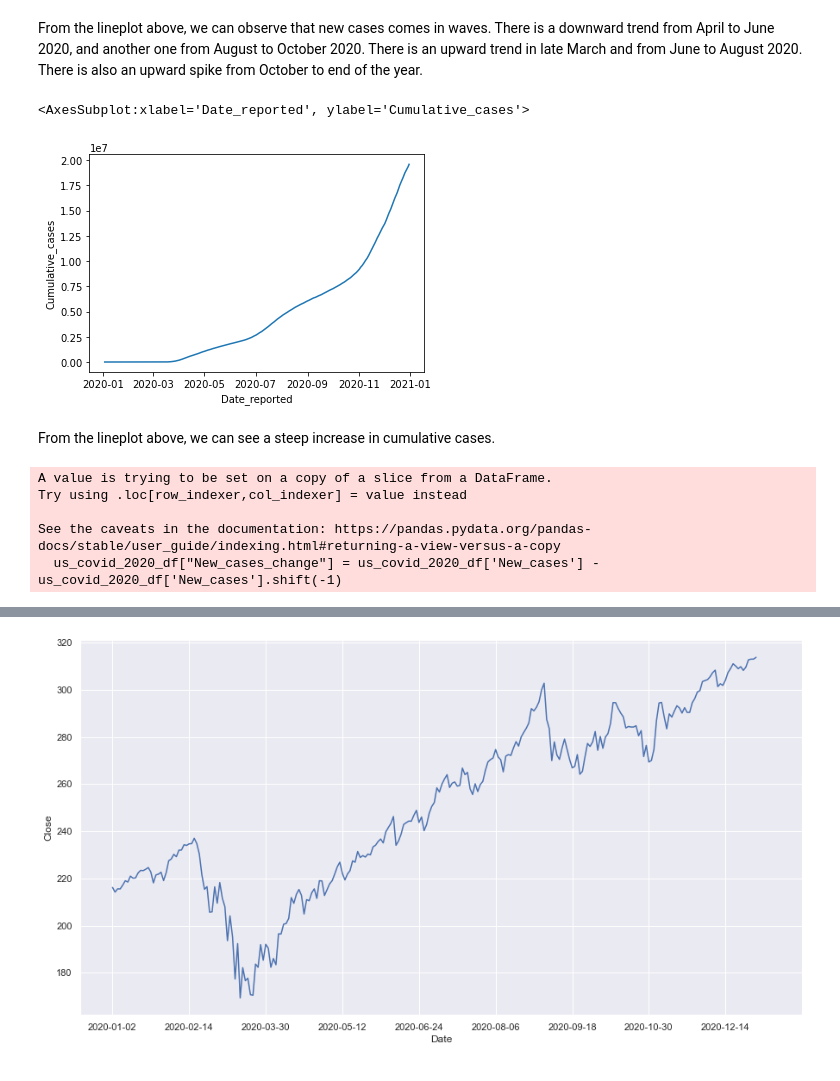
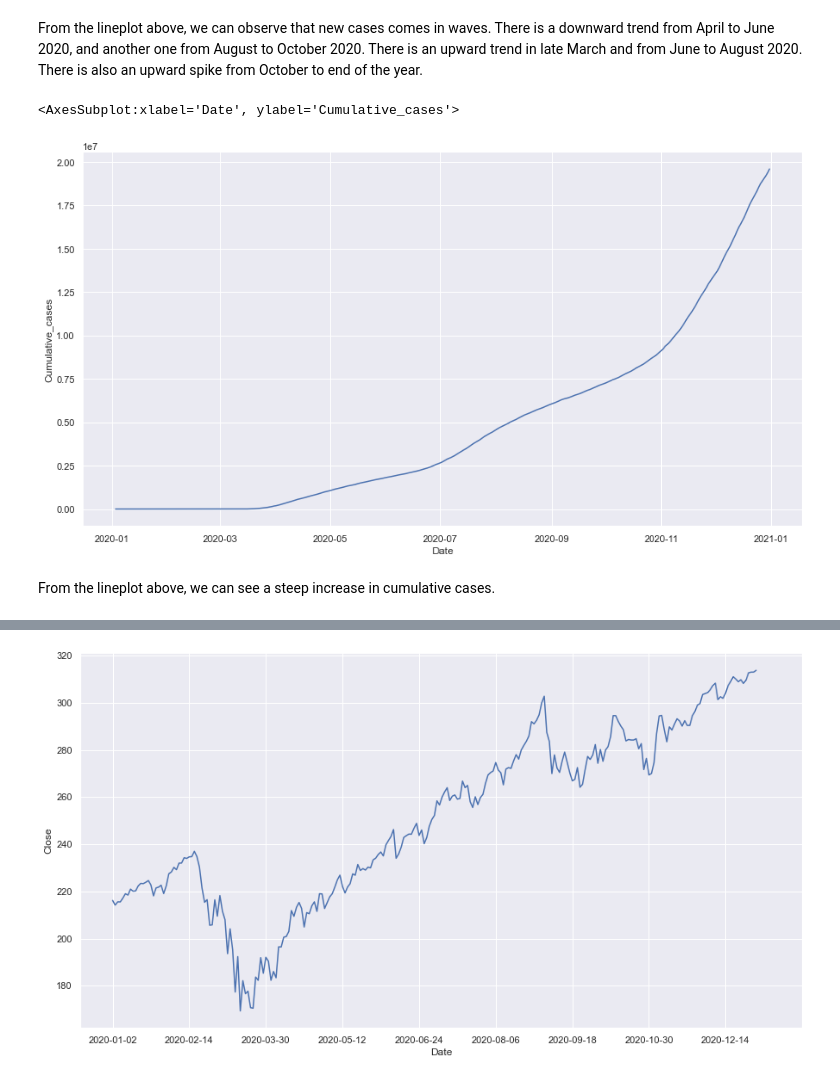
Before and after one commit to cpozuelos1/COGS_108_Final_Project, a Jupyter notebook: EDACheckpointGroup071-Wi22.ipynb, the cells around one changed output, grey strips where cells are left out. Cells and saved outputs as stored; diff of their text form; code cells hidden in the pictures.

```diff
--- a/EDACheckpointGroup071-Wi22.ipynb
+++ b/EDACheckpointGroup071-Wi22.ipynb
@@ -196,3 +196,7 @@ us_covid_df.loc[us_covid_df['Date_reported'].dt.year == 2020]
 # %%
 # extract a subset of us_covid_df with data from the year of 2020
 us_covid_2020_df = us_covid_df.loc[us_covid_df['Date_reported'].dt.year == 2020]
+
+# change column name from Date_reported to Date
+us_covid_2020_df = us_covid_2020_df.rename(columns={'Date_reported': 'Date'})
+us_covid_2020_df
@@ -244,21 +262,15 @@ sns.lineplot(x="Date_reported", y="New_cases", data=us_covid_2020_df)
 From the lineplot above, we can observe that new cases comes in waves. There is a downward trend from April to June 2020, and another one from August to October 2020. There is an upward trend in late March and from June to August 2020. There is also an upward spike from October to end of the year.
 # %%
 # line plot that observes cumulative cases with time (date reported)
-sns.lineplot(x="Date_reported", y="Cumulative_cases", data=us_covid_2020_df)
+sns.lineplot(x="Date", y="Cumulative_cases", data=us_covid_2020_df)
 # %% [output]
-<AxesSubplot:xlabel='Date_reported', ylabel='Cumulative_cases'>
+<AxesSubplot:xlabel='Date', ylabel='Cumulative_cases'>
-[figure, old version]
+[figure, new version]
 # %% [markdown]
 From the lineplot above, we can see a steep increase in cumulative cases.
 # %%
 # add a new column that stores the day-to-day change in new cases
 us_covid_2020_df["New_cases_change"] = us_covid_2020_df['New_cases'] - us_covid_2020_df['New_cases'].shift(-1)
-# %% [output]
-A value is trying to be set on a copy of a slice from a DataFrame.
-Try using .loc[row_indexer,col_indexer] = value instead
-
-See the caveats in the documentation: https://pandas.pydata.org/pandas-docs/stable/user_guide/indexing.html#returning-a-view-versus-a-copy
-  us_covid_2020_df["New_cases_change"] = us_covid_2020_df['New_cases'] - us_covid_2020_df['New_cases'].shift(-1)
 # %%
 # an enhanced boxplot that observes the pattern for change in new cases
 sns.boxenplot(x="New_cases_change", data=us_covid_2020_df)
```
Also changed, not shown: parts of 12 cells of this notebook.
